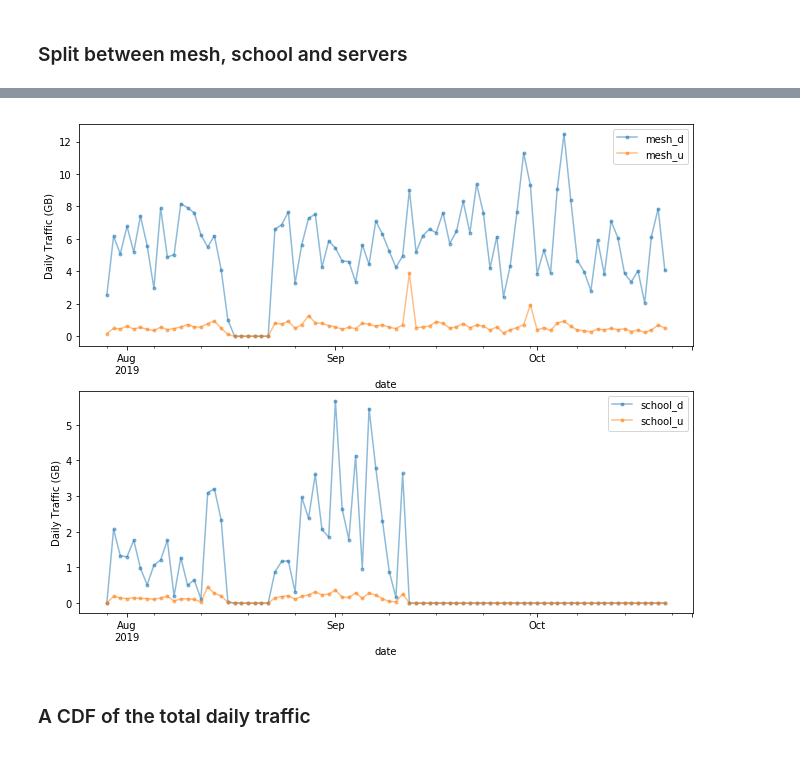
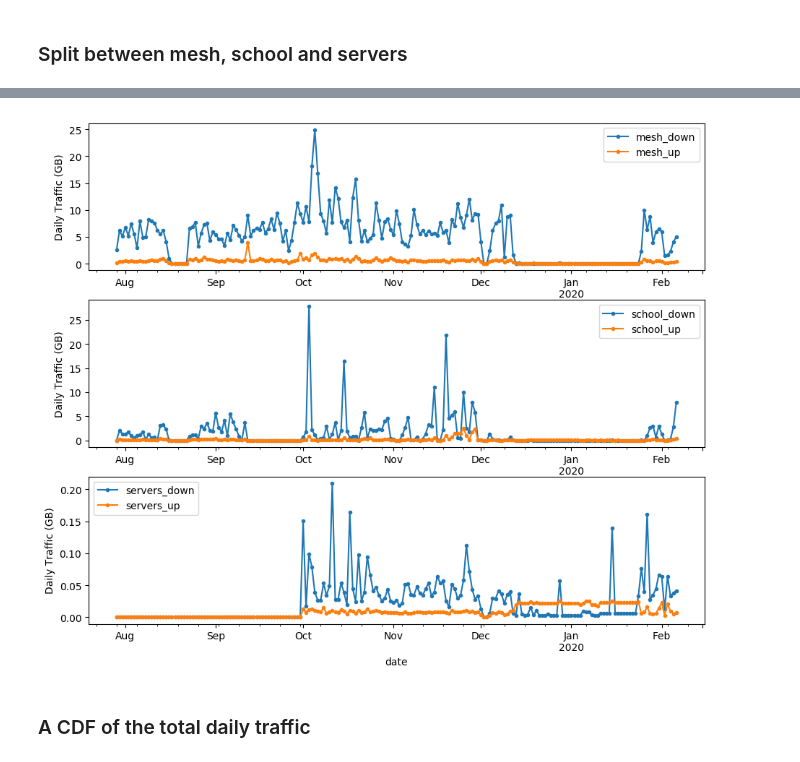
Before and after one commit to amreesh/inethi-traffic-analysis, a Jupyter notebook: iNethi-Analytics.ipynb, the cells around one changed output, grey strips where cells are left out. Cells and saved outputs as stored; diff of their text form; code cells hidden in the pictures.

```diff
--- a/iNethi-Analytics.ipynb
+++ b/iNethi-Analytics.ipynb
@@ -195,21 +196,21 @@ plt.show()
 # %% [markdown]
 ### Split between mesh, school and servers
 # %%
-df_download = df_stats.iloc[:,[0,1,6]]
-df_download = df_download.groupby(['date','location'])['download_bytes'].sum().reset_index()
-df_download = df_download.pivot(index='date', columns='location', values='download_bytes').reset_index()
-df_download.columns = ['date', 'mesh_down','school_down']
+df_download1 = df_stats.iloc[:,[0,1,6]]
+df_download1 = df_download1.groupby(['date','location'])['download_bytes'].sum().reset_index()
+df_download1 = df_download1.pivot(index='date', columns='location', values='download_bytes').reset_index()
+df_download1.columns = ['date', 'mesh_down','school_down', 'servers_down']
 
-df_upload = df_stats.iloc[:,[0,1,8]]
-df_upload = df_upload.groupby(['date','location'])['upload_bytes'].sum().reset_index()
-df_upload = df_upload.pivot(index='date', columns='location', values='upload_bytes').reset_index()
-df_upload.columns = ['date', 'mesh_up','school_up']
+df_upload1 = df_stats.iloc[:,[0,1,8]]
+df_upload1 = df_upload1.groupby(['date','location'])['upload_bytes'].sum().reset_index()
+df_upload1 = df_upload1.pivot(index='date', columns='location', values='upload_bytes').reset_index()
+df_upload1.columns = ['date', 'mesh_up','school_up', 'servers_up']
 
-df_downup = df_upload.merge(df_download, left_on='date', right_on='date', suffixes=(False, False))
-df_downup['download'] = df_downup.mesh_d + df_downup.school_d
-df_downup['upload'] = df_downup.mesh_up + df_downup.school_up
+df_downup1 = df_upload1.merge(df_download1, left_on='date', right_on='date', suffixes=(False, False))
+df_downup1['download'] = df_downup1.mesh_down + df_downup1.school_down + df_downup1.servers_down
+df_downup1['upload'] = df_downup1.mesh_up + df_downup1.school_up + df_downup1.servers_up
 
-df_downup.index = pd.to_datetime(df_downup.date, dayfirst=False)
-df_downup = df_downup.resample('D').sum()
-df_downup = df_downup[['mesh_d', 'school_d', 'mesh_up', 'school_up','download','upload']].div(1e+9, axis=0)
-df_downup = df_downup.reset_index()
+df_downup1.index = pd.to_datetime(df_downup1.date, dayfirst=False)
+df_downup1 = df_downup1.resample('D').sum()
+df_downup1 = df_downup1[['mesh_down', 'school_down', 'mesh_up', 'school_up','servers_down','servers_up','download','upload']].div(1e+9, axis=0)
+df_downup1 = df_downup1.reset_index()
@@ -216,15 +226,16 @@ df_downup = df_downup.reset_index()
 # %%
-fig, axes = plt.subplots(nrows=2, ncols=1)
+fig, axes = plt.subplots(nrows=3, ncols=1)
 
-df_downup.plot(ax=axes[0], x="date", y=["mesh_d", "mesh_u"], kind="line", marker='.', alpha=0.5, linestyle='-', figsize=(11, 9))
-df_downup.plot(ax=axes[1], x="date", y=["school_d", "school_u"], kind="line", marker='.', alpha=0.5, linestyle='-', figsize=(11, 9))
+df_downup1.plot(ax=axes[0], x="date", y=["mesh_down", "mesh_up"], kind="line", marker='.', linestyle='-', figsize=(11, 9))
+df_downup1.plot(ax=axes[1], x="date", y=["school_down", "school_up"], kind="line", marker='.', linestyle='-', figsize=(11, 9))
+df_downup1.plot(ax=axes[2], x="date", y=["servers_down", "servers_up"], kind="line", marker='.', linestyle='-', figsize=(11, 9))
 
 for ax in axes:
     ax.set_ylabel('Daily Traffic (GB)')
 
 plt.savefig('plots/daily_traffic_location.pdf')
 plt.show()
 # %% [output]
-[figure, old version]
+[figure, new version]
 # %% [markdown]
 ### A CDF of the total daily traffic
```
Also changed, not shown: parts of 16 cells of this notebook, 5 other files.
